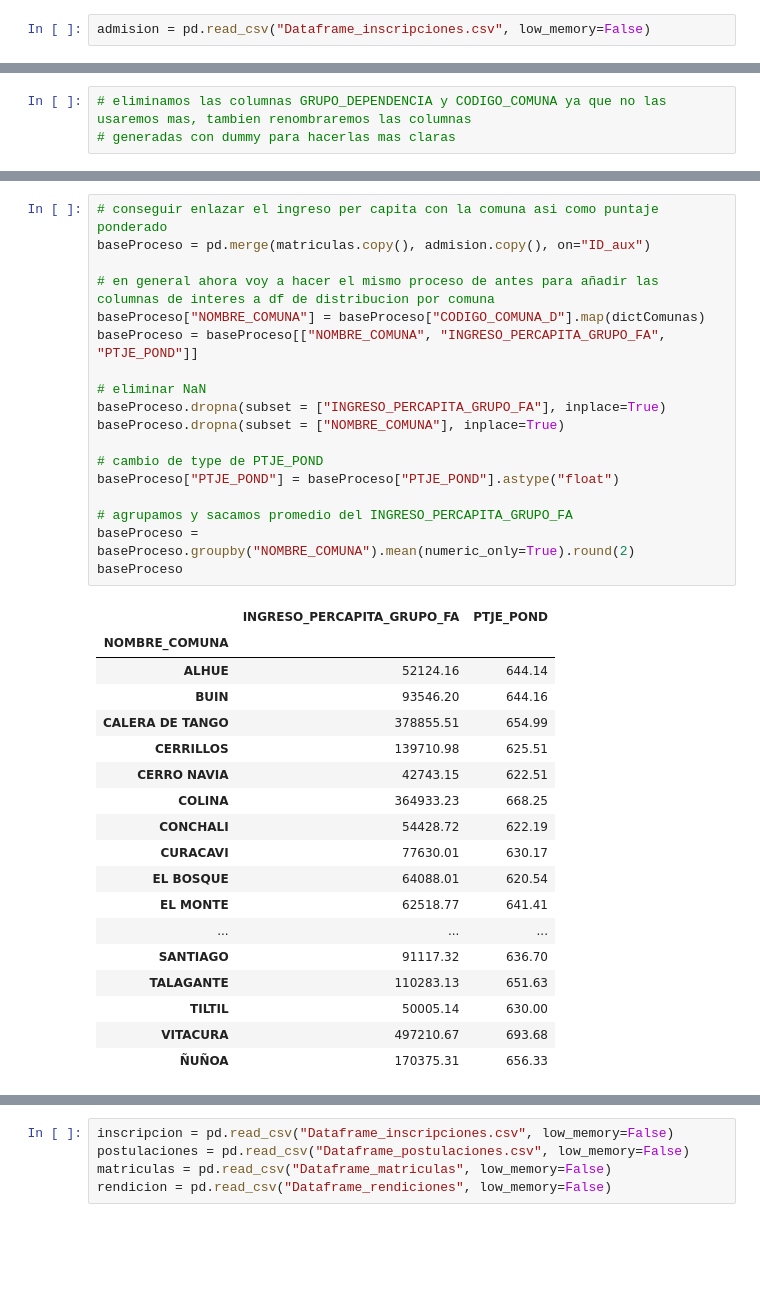
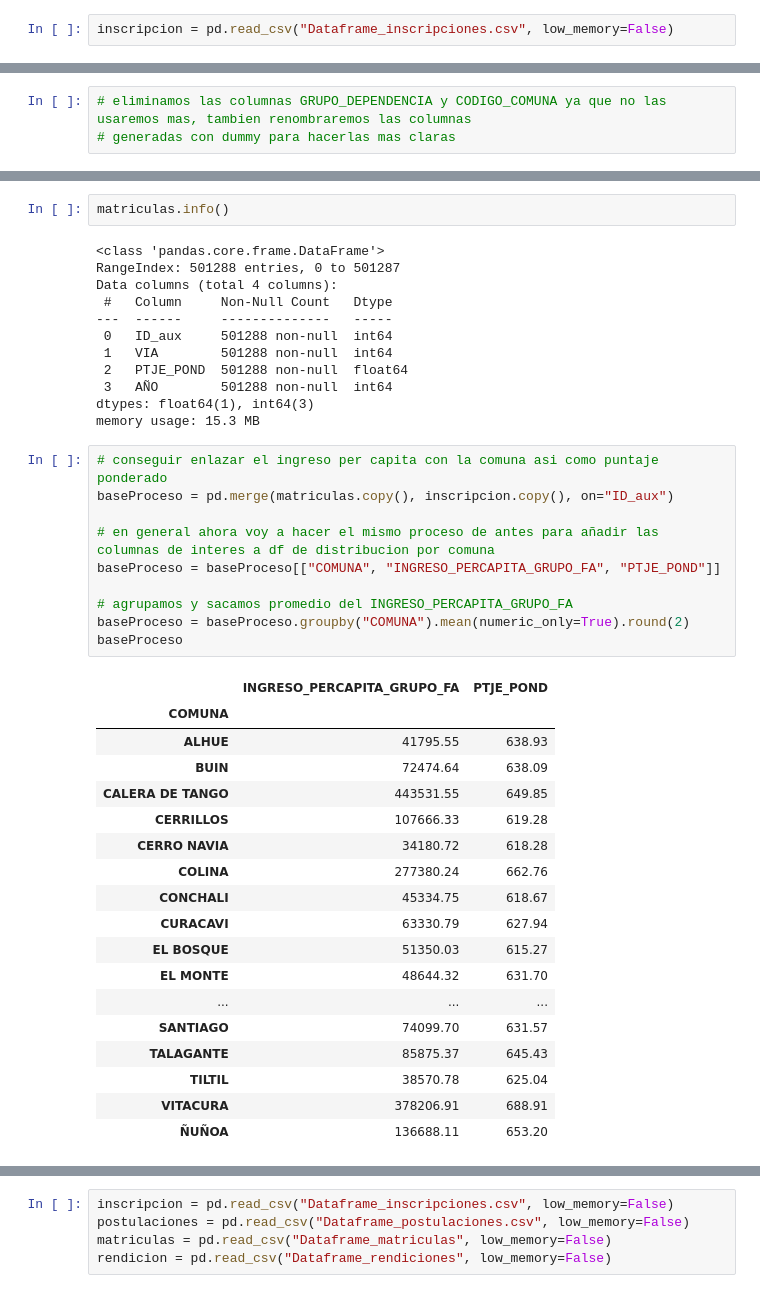
Before and after one commit to javibascur/Proyecto-Cs-Datos, a Jupyter notebook: Proyecto_Final.ipynb, the cells around one changed output, grey strips where cells are left out. Cells and saved outputs as stored; diff of their text form; blank space fills up the shorter version.

```diff
--- a/Proyecto_Final.ipynb
+++ b/Proyecto_Final.ipynb
@@ -34,3 +76,3 @@ import matplotlib.pyplot as plt
 # %%
-admision = pd.read_csv("Dataframe_inscripciones.csv", low_memory=False)
+inscripcion = pd.read_csv("Dataframe_inscripciones.csv", low_memory=False)
 # %%
@@ -465,40 +397,46 @@ memory usage: 100.0+ MB
+# %%
+matriculas.info()
+# %% [output]
+<class 'pandas.core.frame.DataFrame'>
+RangeIndex: 501288 entries, 0 to 501287
+Data columns (total 4 columns):
+ #   Column     Non-Null Count   Dtype
+---  ------     --------------   -----
+ 0   ID_aux     501288 non-null  int64
+ 1   VIA        501288 non-null  int64
+ 2   PTJE_POND  501288 non-null  float64
+ 3   AÑO        501288 non-null  int64
+dtypes: float64(1), int64(3)
+memory usage: 15.3 MB
 # %%
 # conseguir enlazar el ingreso per capita con la comuna asi como puntaje ponderado
-baseProceso = pd.merge(matriculas.copy(), admision.copy(), on="ID_aux")
+baseProceso = pd.merge(matriculas.copy(), inscripcion.copy(), on="ID_aux")
 
 # en general ahora voy a hacer el mismo proceso de antes para añadir las columnas de interes a df de distribucion por comuna
-baseProceso["NOMBRE_COMUNA"] = baseProceso["CODIGO_COMUNA_D"].map(dictComunas)
-baseProceso = baseProceso[["NOMBRE_COMUNA", "INGRESO_PERCAPITA_GRUPO_FA", "PTJE_POND"]]
-
-# eliminar NaN
-baseProceso.dropna(subset = ["INGRESO_PERCAPITA_GRUPO_FA"], inplace=True)
-baseProceso.dropna(subset = ["NOMBRE_COMUNA"], inplace=True)
-
-# cambio de type de PTJE_POND
-baseProceso["PTJE_POND"] = baseProceso["PTJE_POND"].astype("float")
+baseProceso = baseProceso[["COMUNA", "INGRESO_PERCAPITA_GRUPO_FA", "PTJE_POND"]]
 
 # agrupamos y sacamos promedio del INGRESO_PERCAPITA_GRUPO_FA
-baseProceso = baseProceso.groupby("NOMBRE_COMUNA").mean(numeric_only=True).round(2)
+baseProceso = baseProceso.groupby("COMUNA").mean(numeric_only=True).round(2)
 baseProceso
 # %% [output]
 |  | INGRESO_PERCAPITA_GRUPO_FA | PTJE_POND |
-| NOMBRE_COMUNA |  |  |
-| ALHUE | 52124.16 | 644.14 |
-| BUIN | 93546.20 | 644.16 |
-| CALERA DE TANGO | 378855.51 | 654.99 |
-| CERRILLOS | 139710.98 | 625.51 |
-| CERRO NAVIA | 42743.15 | 622.51 |
-| COLINA | 364933.23 | 668.25 |
-| CONCHALI | 54428.72 | 622.19 |
-| CURACAVI | 77630.01 | 630.17 |
-| EL BOSQUE | 64088.01 | 620.54 |
-| EL MONTE | 62518.77 | 641.41 |
+| COMUNA |  |  |
+| ALHUE | 41795.55 | 638.93 |
+| BUIN | 72474.64 | 638.09 |
+| CALERA DE TANGO | 443531.55 | 649.85 |
+| CERRILLOS | 107666.33 | 619.28 |
+| CERRO NAVIA | 34180.72 | 618.28 |
+| COLINA | 277380.24 | 662.76 |
+| CONCHALI | 45334.75 | 618.67 |
+| CURACAVI | 63330.79 | 627.94 |
+| EL BOSQUE | 51350.03 | 615.27 |
+| EL MONTE | 48644.32 | 631.70 |
 | ... | ... | ... |
-| SANTIAGO | 91117.32 | 636.70 |
-| TALAGANTE | 110283.13 | 651.63 |
-| TILTIL | 50005.14 | 630.00 |
-| VITACURA | 497210.67 | 693.68 |
-| ÑUÑOA | 170375.31 | 656.33 |
+| SANTIAGO | 74099.70 | 631.57 |
+| TALAGANTE | 85875.37 | 645.43 |
+| TILTIL | 38570.78 | 625.04 |
+| VITACURA | 378206.91 | 688.91 |
+| ÑUÑOA | 136688.11 | 653.20 |
 # %%
 ComunasPromedioIngresos = pd.concat([df ,baseProceso], axis=1)
 ComunasPromedioIngresos
```
Also changed, not shown: parts of 60 cells of this notebook, 4 other files.
